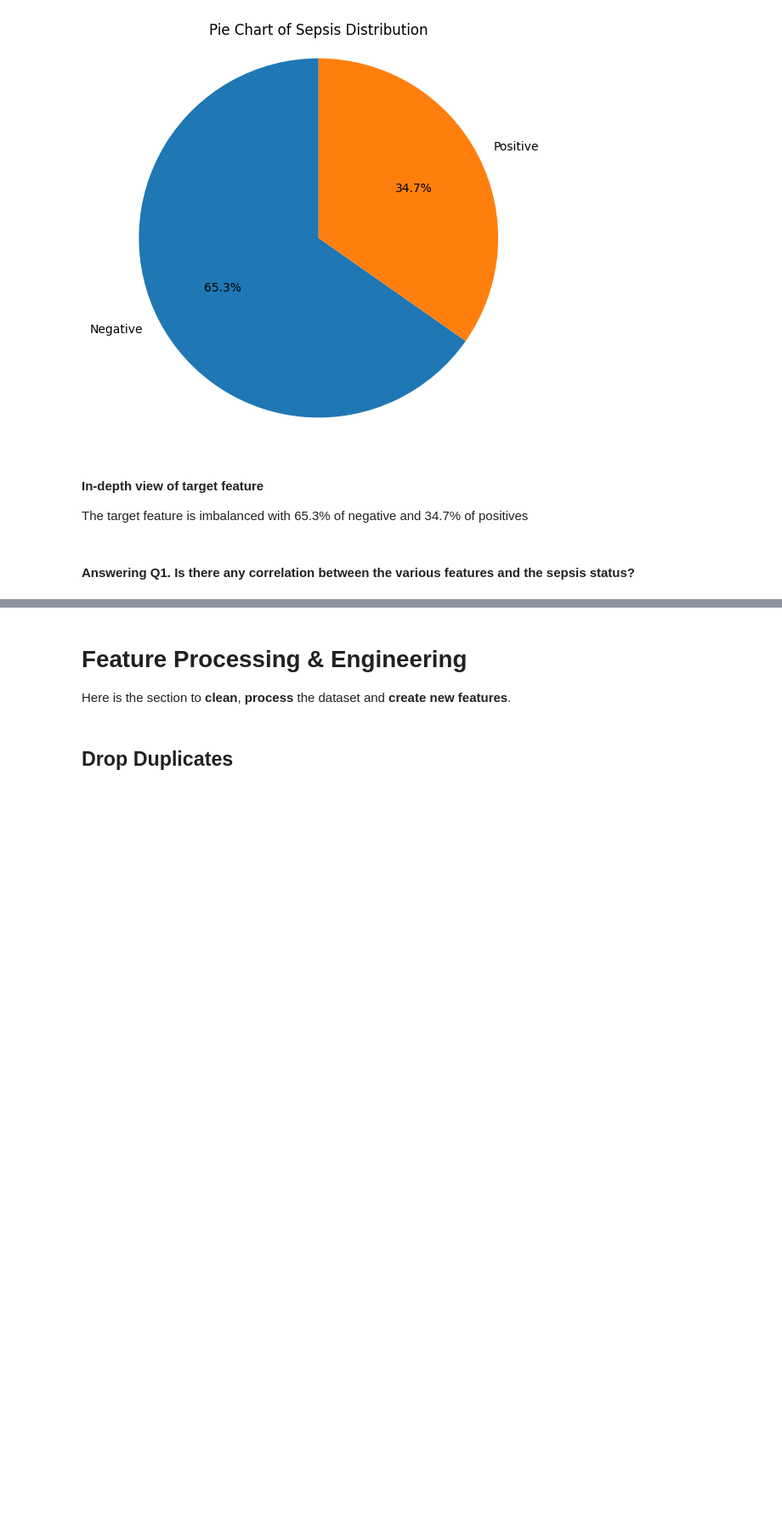
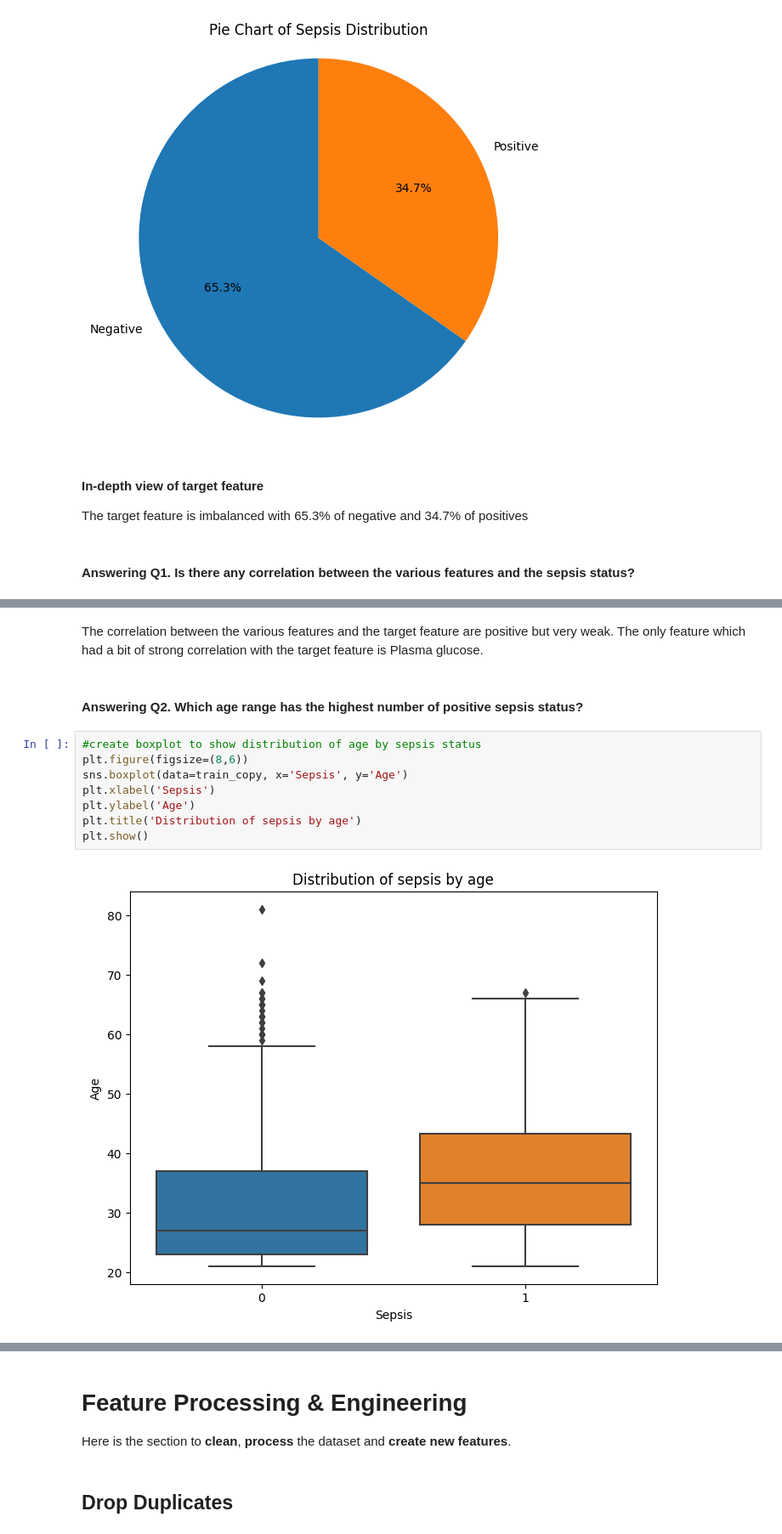
Before and after one commit to acheampongmaa/Sepsis-Prediction-Embedding-ML-into-a-Web-Application, a Jupyter notebook: dataset/Machine Learning Model.ipynb, the cells around one changed output, grey strips where cells are left out. Shown at 85% size. Drawn from its saved outputs; the diff is of its cells as text; blank space fills up the shorter version.

```diff
--- a/dataset/Machine Learning Model.ipynb
+++ b/dataset/Machine Learning Model.ipynb
@@ -342,0 +368,14 @@ plt.show()
+# %% [markdown]
+The correlation between the various features and the target feature are positive but very weak. The only feature which had a bit of strong correlation with the target feature is Plasma glucose.
+# %% [markdown]
+#### Answering Q2. Which age range has the highest number of positive sepsis status?
+# %%
+#create boxplot to show distribution of age by sepsis status
+plt.figure(figsize=(8,6))
+sns.boxplot(data=train_copy, x='Sepsis', y='Age')
+plt.xlabel('Sepsis')
+plt.ylabel('Age')
+plt.title('Distribution of sepsis by age')
+plt.show()
+# %% [output]
+[figure, added]
```
Also changed, not shown: parts of 18 cells of this notebook.
